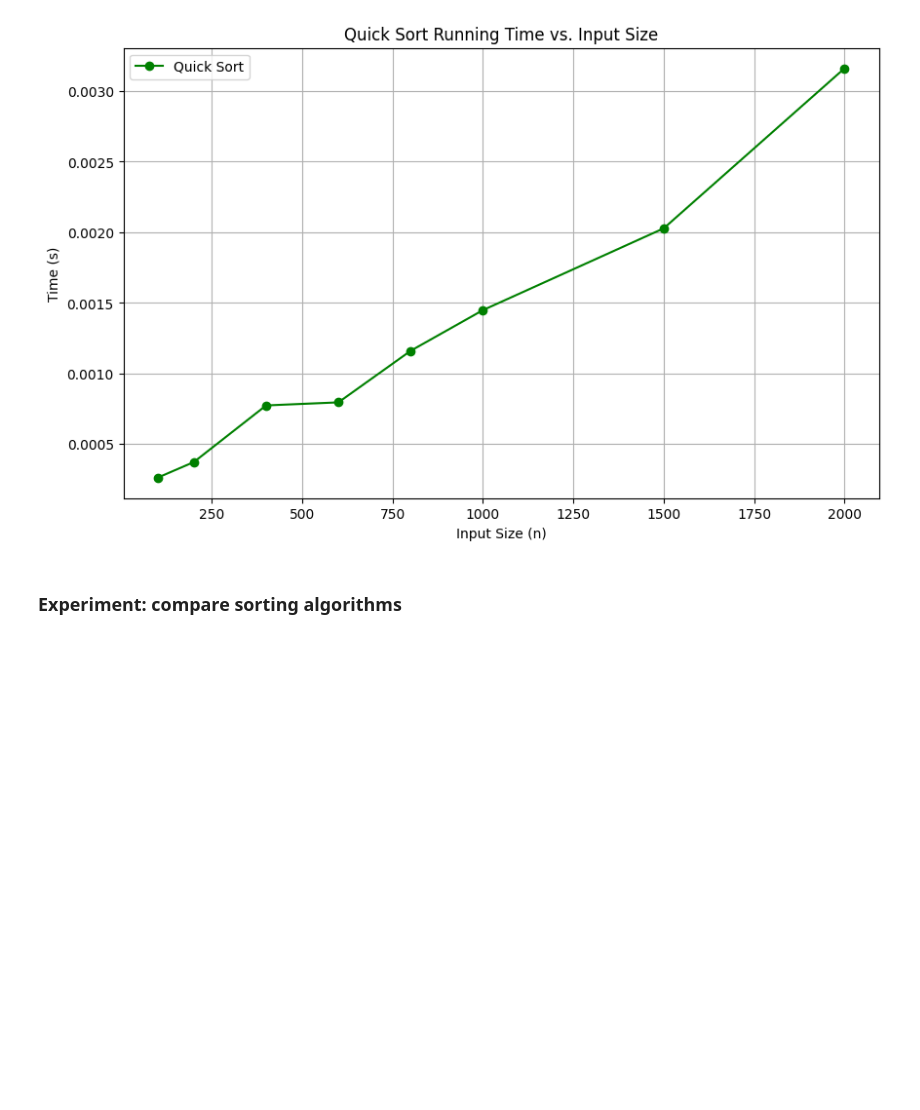
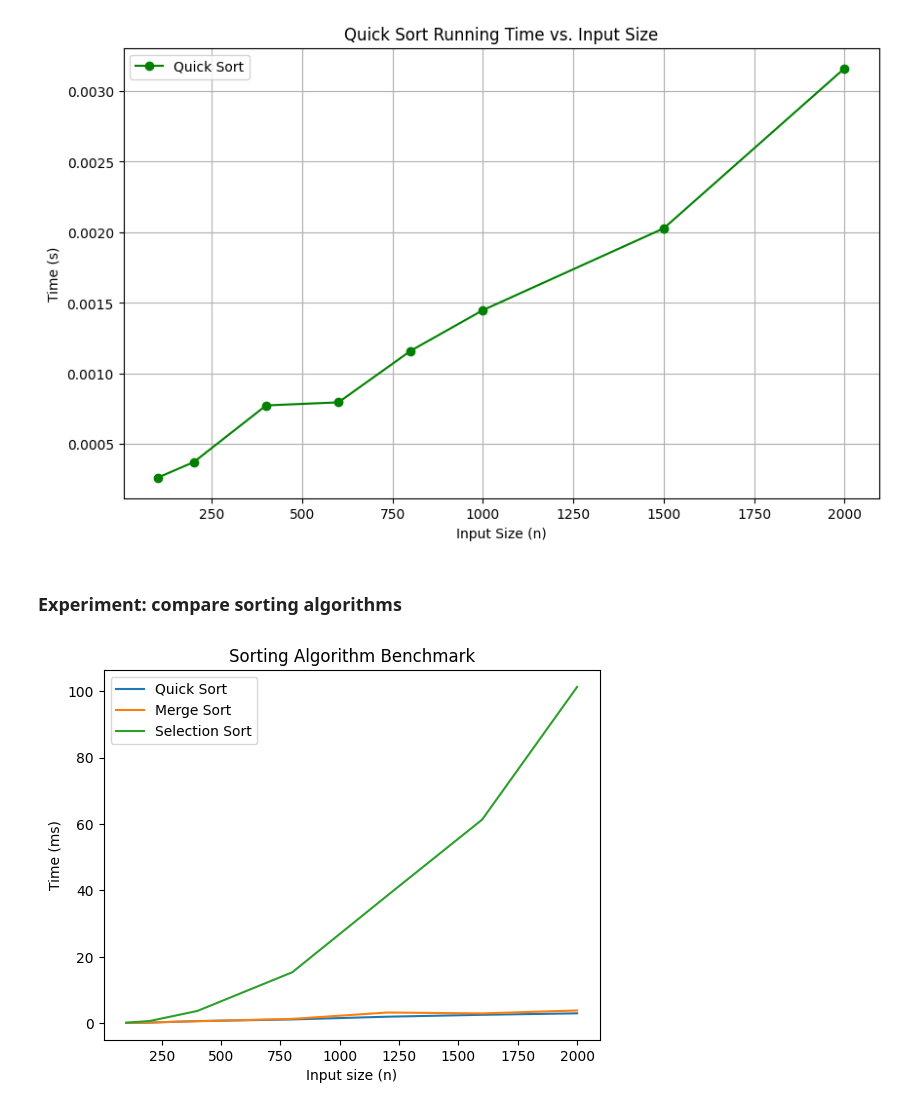
Before and after one commit to 241b333-svg/Algo-Lab, a Jupyter notebook: Lab_5.ipynb, the cells around one changed output. Cells and saved outputs as stored; diff of their text form; code cells hidden in the pictures; blank space fills up the shorter version.

```diff
--- a/Lab_5.ipynb
+++ b/Lab_5.ipynb
@@ -214,3 +202,91 @@ for l in n_list:
+# %%
+import timeit
+import copy
+import random
+import matplotlib.pyplot as plt
+
+def quick_sort(arr):
+    if len(arr) <= 1:
+        return arr
+    pivot = arr[len(arr) // 2]
+    left = [x for x in arr if x < pivot]
+    middle = [x for x in arr if x == pivot]
+    right = [x for x in arr if x > pivot]
+    return quick_sort(left) + middle + quick_sort(right)
+
+def merge_sort(arr):
+    if len(arr) > 1:
+        mid = len(arr) // 2
+        L = arr[:mid]
+        R = arr[mid:]
+
+        merge_sort(L)
+        merge_sort(R)
+
+        i = j = k = 0
+        while i < len(L) and j < len(R):
+            if L[i] < R[j]:
+                arr[k] = L[i]
+                i += 1
+            else:
+                arr[k] = R[j]
+                j += 1
+            k += 1
+
+        while i < len(L):
+            arr[k] = L[i]
+            i += 1
+            k += 1
+
+        while j < len(R):
+            arr[k] = R[j]
+            j += 1
+            k += 1
+    return arr
+
+def selection_sort(arr):
+    for i in range(len(arr)):
+        min_idx = i
+        for j in range(i+1, len(arr)):
+            if arr[j] < arr[min_idx]:
+                min_idx = j
+        arr[i], arr[min_idx] = arr[min_idx], arr[i]
+    return arr
+
+numbers = [random.randint(0, 10000) for _ in range(2000)]
+n_list = [100, 200, 400, 800, 1200, 1600, 2000]
+
+a_time = []
+b_time = []
+c_time = []
+
+for l in n_list:
+    a = copy.deepcopy(numbers[0:l])
+    b = copy.deepcopy(numbers[0:l])
+    c = copy.deepcopy(numbers[0:l])
+
+    start_time = timeit.default_timer()
+    quick_sort(a)
+    a_time.append((timeit.default_timer() - start_time) * 1000)
+
+    start_time = timeit.default_timer()
+    merge_sort(b)
+    b_time.append((timeit.default_timer() - start_time) * 1000)
+
+    start_time = timeit.default_timer()
+    selection_sort(c)
+    c_time.append((timeit.default_timer() - start_time) * 1000)
+
+plt.plot(n_list, a_time, label="Quick Sort")
+plt.plot(n_list, b_time, label="Merge Sort")
+plt.plot(n_list, c_time, label="Selection Sort")
+plt.xlabel("Input size (n)")
+plt.ylabel("Time (ms)")
+plt.title("Sorting Algorithm Benchmark")
+plt.legend()
+plt.show()
+# %% [output]
+[figure, added]
 # %%
 # Plotting results
 plt.figure(figsize=(10, 5))
```
Also changed, not shown: parts of 4 cells of this notebook.
